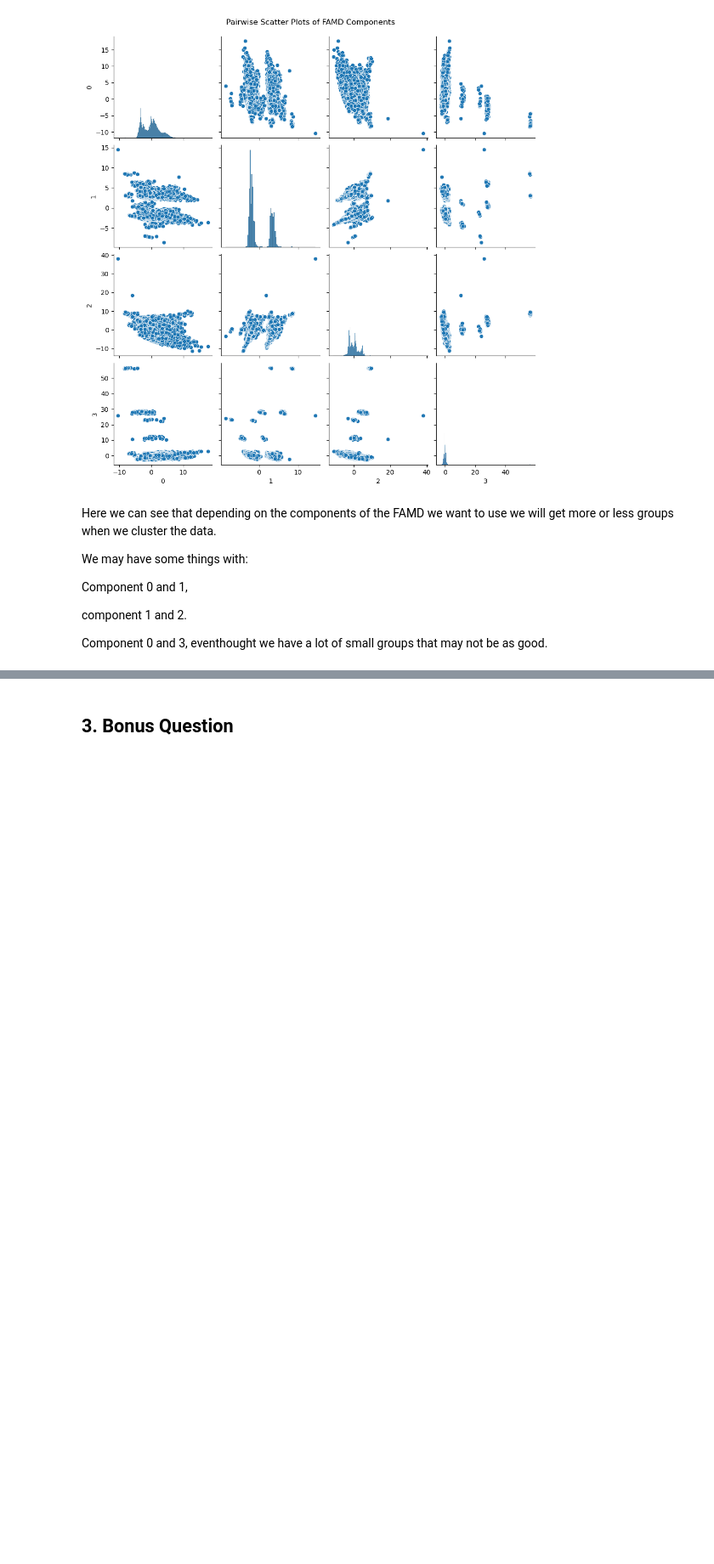
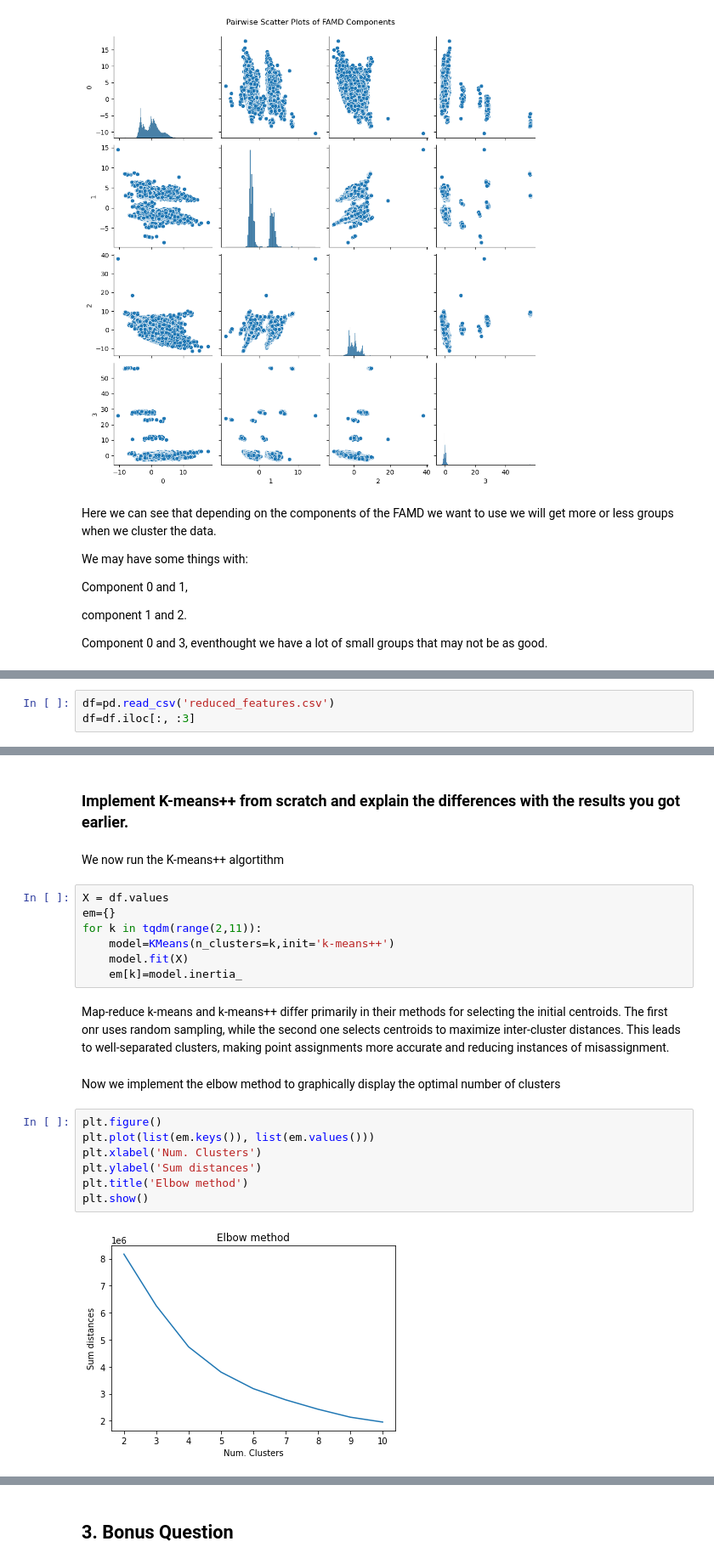
Before and after one commit to Marioiacobelli/ADM-HW4, a Jupyter notebook: main.ipynb, the cells around one changed output, grey strips where cells are left out. Shown at 85% size. Drawn from its saved outputs; the diff is of its cells as text; blank space fills up the shorter version.

```diff
--- a/main.ipynb
+++ b/main.ipynb
@@ -821,0 +836,3 @@ Component 0 and 3, eventhought we have a lot of small groups that may not be as
+# %%
+df=pd.read_csv('reduced_features.csv')
+df=df.iloc[:, :3]
@@ -821,0 +918,24 @@ Component 0 and 3, eventhought we have a lot of small groups that may not be as
+# %% [markdown]
+### Implement K-means++ from scratch and explain the differences with the results you got earlier.
+# %% [markdown]
+We now run the K-means++ algortithm
+# %%
+X = df.values
+em={}
+for k in tqdm(range(2,11)):
+    model=KMeans(n_clusters=k,init='k-means++')
+    model.fit(X)
+    em[k]=model.inertia_
+# %% [markdown]
+Map-reduce k-means and k-means++ differ primarily in their methods for selecting the initial centroids. The first onr uses random sampling, while the second one  selects centroids to maximize inter-cluster distances. This leads to well-separated clusters, making point assignments more accurate and reducing instances of misassignment.
+# %% [markdown]
+Now we implement the elbow method to graphically display the optimal number of clusters
+# %%
+plt.figure()
+plt.plot(list(em.keys()), list(em.values()))
+plt.xlabel('Num. Clusters')
+plt.ylabel('Sum distances')
+plt.title('Elbow method')
+plt.show()
+# %% [output]
+[figure, added]
```
Also changed, not shown: parts of 45 cells of this notebook.
